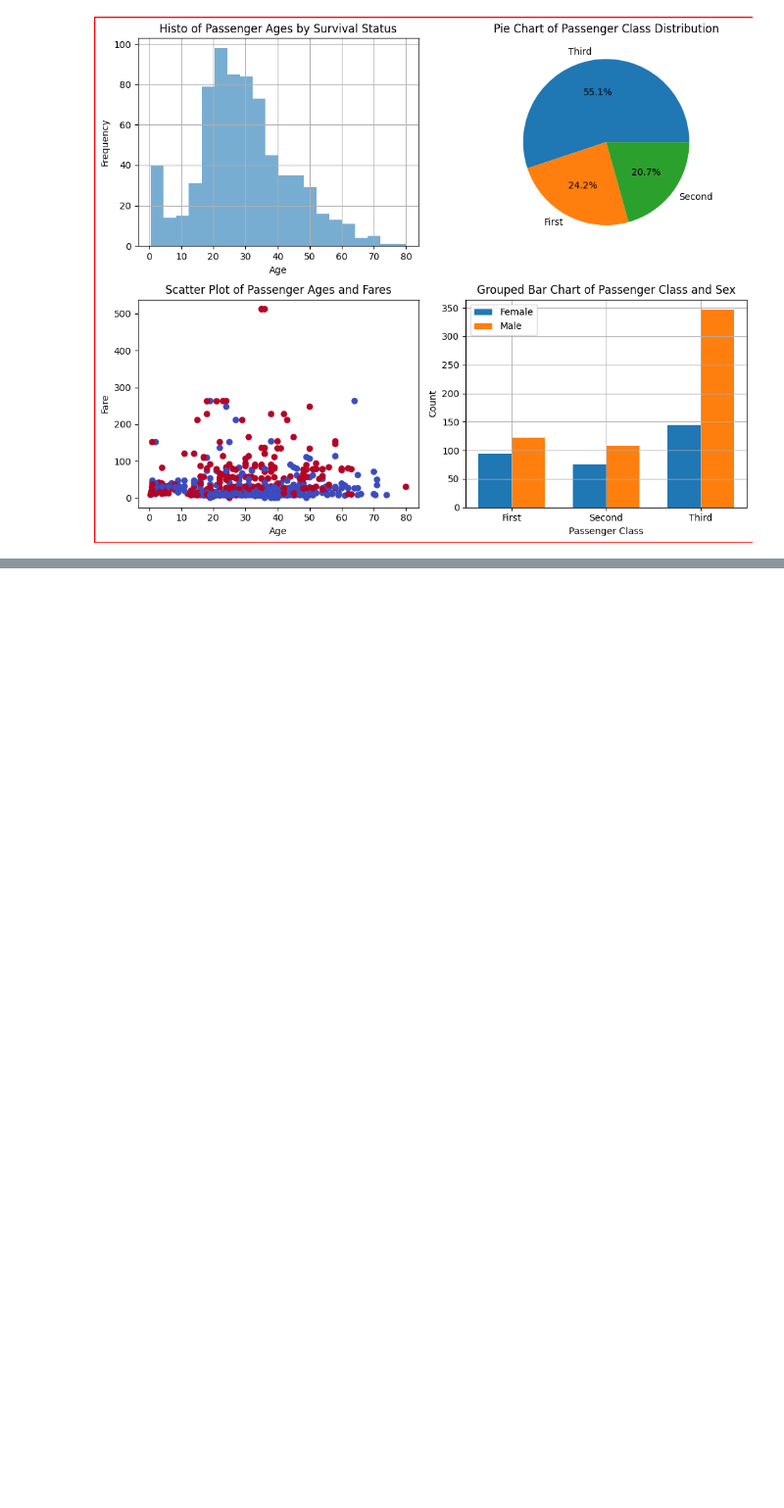
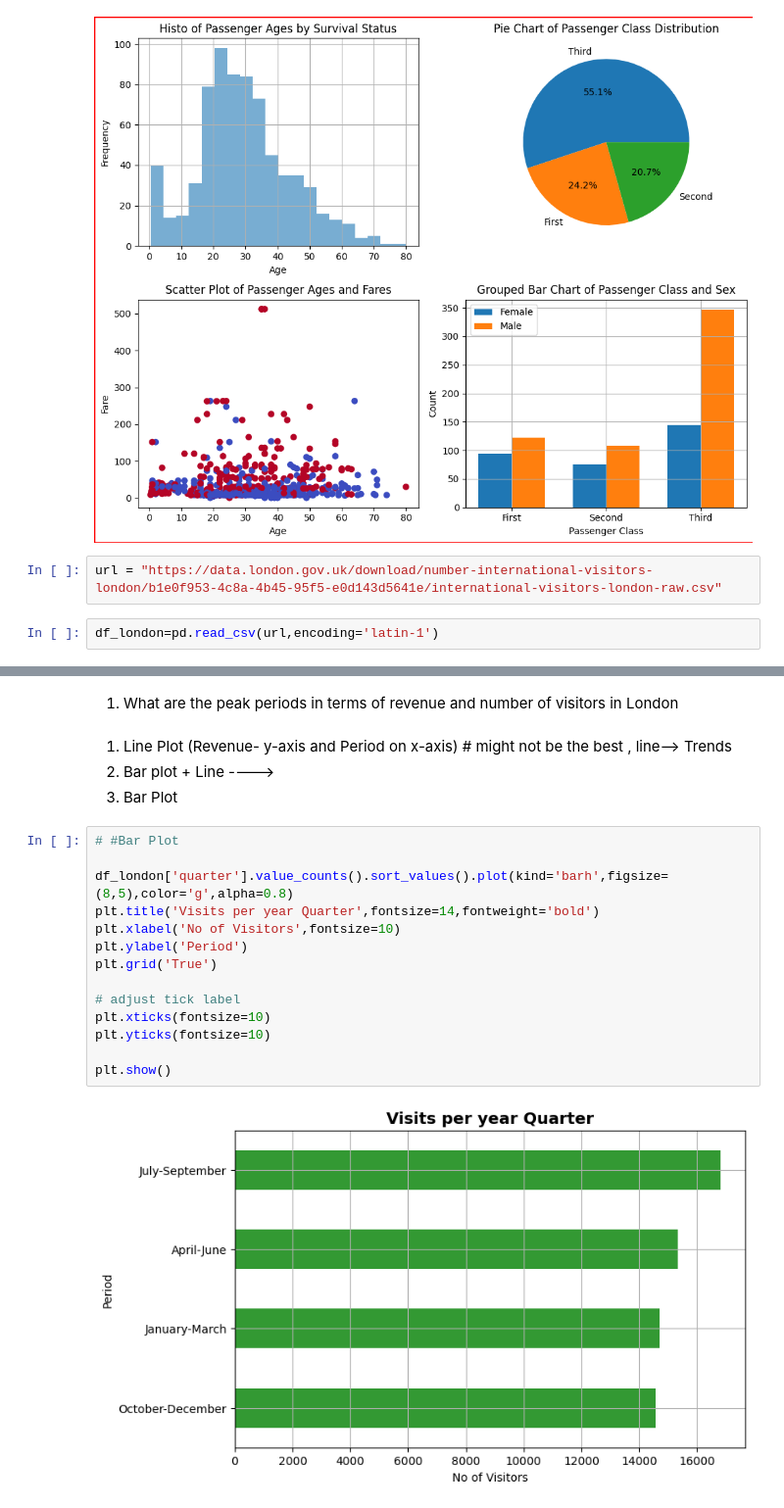
Before and after one commit to LangatMark/DataScience, a Jupyter notebook: trial/data visualization with Matplotlib, seaborn.ipynb, the cells around one changed output, grey strips where cells are left out. Shown at 98% size. Drawn from its saved outputs; the diff is of its cells as text; blank space fills up the shorter version.

```diff
--- a/trial/data visualization with Matplotlib, seaborn.ipynb
+++ b/trial/data visualization with Matplotlib, seaborn.ipynb
@@ -818,3 +818,7 @@ plt.savefig('titanic_plots.png')
 plt.show()
 # %% [output]
 [figure]
+# %%
+url = "https://data.london.gov.uk/download/number-international-visitors-london/b1e0f953-4c8a-4b45-95f5-e0d143d5641e/international-visitors-london-raw.csv"
+# %%
+df_london=pd.read_csv(url,encoding='latin-1')
@@ -820,0 +910,22 @@ plt.show()
+# %% [markdown]
+1. What are the peak periods in terms of revenue and number of visitors in London
+# %% [markdown]
+1. Line Plot (Revenue- y-axis and Period on x-axis) # might not be the best , line--> Trends
+2. Bar plot + Line ---->
+3. Bar Plot
+# %%
+# #Bar Plot
+
+df_london['quarter'].value_counts().sort_values().plot(kind='barh',figsize=(8,5),color='g',alpha=0.8)
+plt.title('Visits per year Quarter',fontsize=14,fontweight='bold')
+plt.xlabel('No of Visitors',fontsize=10)
+plt.ylabel('Period')
+plt.grid('True')
+
+# adjust tick label
+plt.xticks(fontsize=10)
+plt.yticks(fontsize=10)
+
+plt.show()
+# %% [output]
+[figure, added]
```
Also changed, not shown: parts of 23 cells of this notebook.
